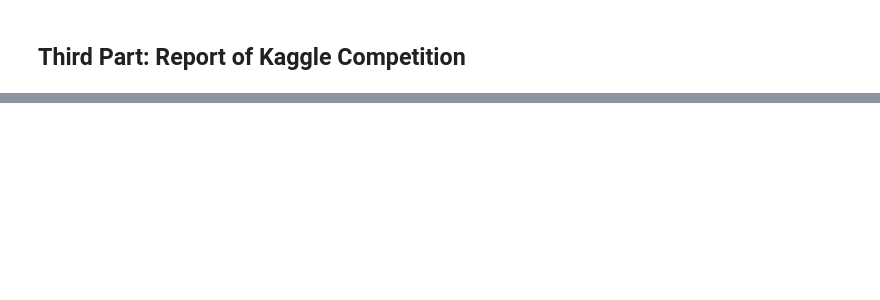
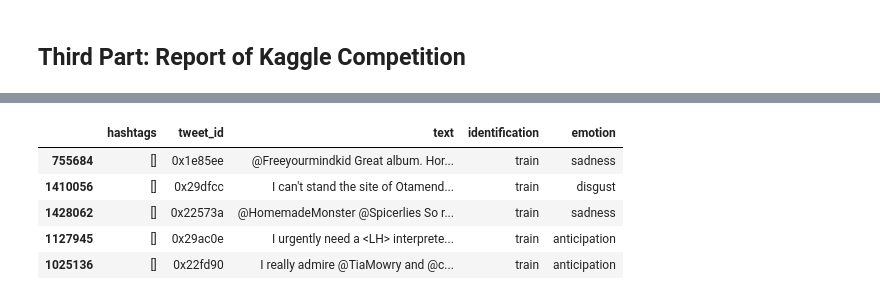
Before and after one commit to yakachang/DM2021-Lab2-HW2, a Jupyter notebook: DM2021-Lab2-Homework.ipynb, the cells around one changed output, grey strips where cells are left out. Saved outputs shown, nothing was run; the diff lists cells and outputs as text; code cells hidden in the pictures; blank space fills up the shorter version.

```diff
--- a/DM2021-Lab2-Homework.ipynb
+++ b/DM2021-Lab2-Homework.ipynb
@@ -437,0 +460,34 @@ plt.show()
+# %%
+import os
+import pandas as pd
+import jsonlines
+from sklearn.model_selection import train_test_split
+
+file_path = 'kaggle/dm2021-lab2-hw2'
+
+data_identification_df = pd.read_csv(os.path.join(file_path, 'data_identification.csv'))
+emo_df = pd.read_csv(os.path.join(file_path, 'emotion.csv'))
+origin_data_df = pd.read_json(os.path.join(file_path, 'tweets_DM.json'), lines=True)
+tweets_list = [ origin_data_df['_source'][i]['tweet'] for i in range(len(origin_data_df['_source'])) ]
+tweets_df = pd.DataFrame.from_dict(tweets_list)
+
+tweet_ident_df = pd.merge(tweets_df, data_identification_df, on='tweet_id')
+
+train_data_df = tweet_ident_df[ tweet_ident_df['identification'] == 'train' ]
+train_data_df = pd.merge(train_data_df, emo_df, on='tweet_id')
+
+# Shuffle the training data
+df_train = train_data_df.sample(frac=1)
+
+df_train, df_val = train_test_split(df_train, test_size=0.2)
+
+test_data_df = tweet_ident_df[ tweet_ident_df['identification'] == 'test' ]
+
+df_train.head()
+# %% [output]
+|  | hashtags | tweet_id | text | identification | emotion |
+| 755684 | [] | 0x1e85ee | @Freeyourmindkid Great album. Hor... | train | sadness |
+| 1410056 | [] | 0x29dfcc | I can't stand the site of Otamend... | train | disgust |
+| 1428062 | [] | 0x22573a | @HomemadeMonster @Spicerlies So r... | train | sadness |
+| 1127945 | [] | 0x29ac0e | I urgently need a <LH> interprete... | train | anticipation |
+| 1025136 | [] | 0x22fd90 | I️ really admire @TiaMowry and @c... | train | anticipation |
```
Also changed, not shown: parts of 11 cells of this notebook.
